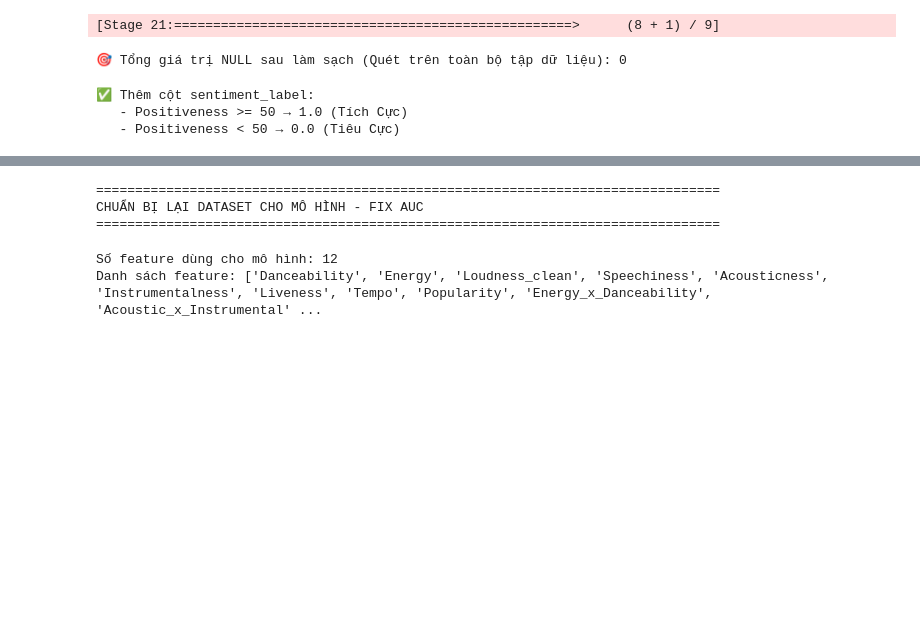
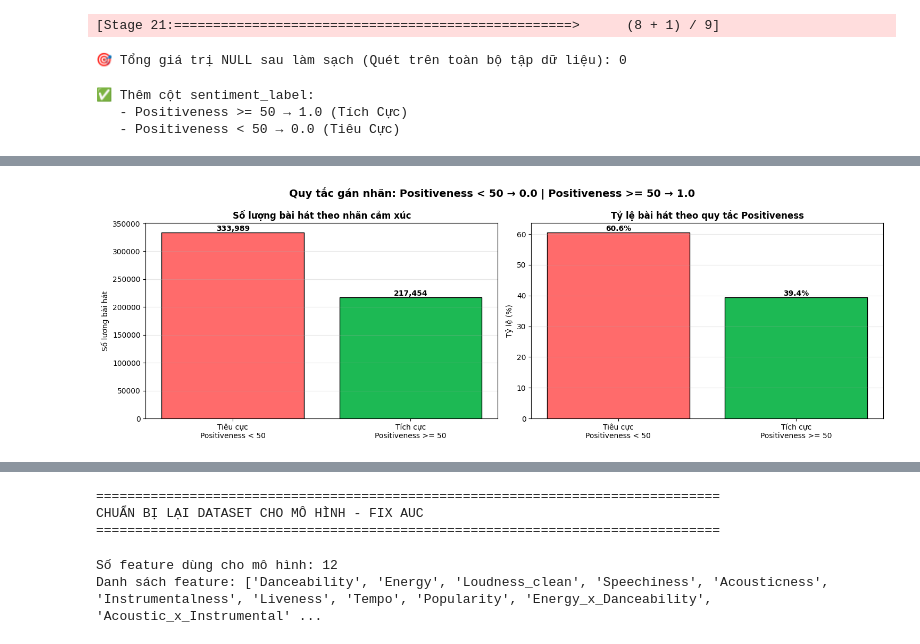
Before and after one commit to phonghoang01905-code/phonghoangA46997, a Jupyter notebook: btl_big_data.ipynb, the cells around one changed output, grey strips where cells are left out. Saved outputs shown, nothing was run; the diff lists cells and outputs as text; code cells hidden in the pictures; blank space fills up the shorter version.

```diff
--- a/btl_big_data.ipynb
+++ b/btl_big_data.ipynb
@@ -207,11 +208,13 @@ only showing top 5 rows
 🎯 Tổng giá trị NULL sau làm sạch (Quét trên toàn bộ tập dữ liệu): 0
 # %%
 ### 2.3 Thêm Cột Sentiment Label
-from pyspark.sql.functions import when, col
+from pyspark.sql.functions import when, col, count
 from pyspark.sql.types import DoubleType
+import matplotlib.pyplot as plt
+import pandas as pd
 
 # Ép kiểu cột Positiveness sang số thực (thang 0-100) và tạo sentiment label
-# (Ngưỡng 50 trên thang 0-100 cho nhãn Tích Cực/ Tiêu Cực)
+# (Ngưỡng 50 trên thang 0-100 cho nhãn Tích Cực / Tiêu Cực)
 df = df.withColumn('Positiveness', col('Positiveness').cast(DoubleType()))
 
 df = df.withColumn(
@@ -223,6 +226,81 @@ print('✅ Thêm cột sentiment_label:')
 print('   - Positiveness >= 50 → 1.0 (Tích Cực)')
 print('   - Positiveness < 50 → 0.0 (Tiêu Cực)')
 print(f'\nTổng dòng sau xử lý: {df.count():,}')
+
+# Đếm số lượng từng nhãn bằng Spark
+sentiment_counts = (
+    df.groupBy('sentiment_label')
+      .agg(count('*').alias('count'))
+      .orderBy('sentiment_label')
+      .toPandas()
+)
+
+# Gắn tên nhãn để hiển thị trên biểu đồ
+sentiment_counts['label_name'] = sentiment_counts['sentiment_label'].map({
+    0.0: 'Tiêu cực\nPositiveness < 50',
+    1.0: 'Tích cực\nPositiveness >= 50'
+})
+
+sentiment_counts['percent'] = (
+    sentiment_counts['count'] / sentiment_counts['count'].sum() * 100
+)
+
+colors = ['#FF6B6B', '#1DB954']
+
+fig, axes = plt.subplots(1, 2, figsize=(15, 5))
+
+# Biểu đồ cột 1: Số lượng bài hát theo nhãn
+bars1 = axes[0].bar(
+    sentiment_counts['label_name'],
+    sentiment_counts['count'],
+    color=colors,
+    edgecolor='black'
+)
+
+axes[0].set_title('Số lượng bài hát theo nhãn cảm xúc', fontweight='bold')
+axes[0].set_ylabel('Số lượng bài hát')
+axes[0].grid(axis='y', alpha=0.3)
+
+for bar, value in zip(bars1, sentiment_counts['count']):
+    axes[0].text(
+        bar.get_x() + bar.get_width() / 2,
+        bar.get_height(),
+        f'{value:,}',
+        ha='center',
+        va='bottom',
+        fontweight='bold'
+    )
+
+# Biểu đồ cột 2: Tỷ lệ phần trăm theo nhãn
+bars2 = axes[1].bar(
+    sentiment_counts['label_name'],
+    sentiment_counts['percent'],
+    color=colors,
+    edgecolor='black'
+)
+
+axes[1].set_title('Tỷ lệ bài hát theo quy tắc Positiveness', fontweight='bold')
+axes[1].set_ylabel('Tỷ lệ (%)')
+axes[1].grid(axis='y', alpha=0.3)
+
+for bar, value in zip(bars2, sentiment_counts['percent']):
+    axes[1].text(
+        bar.get_x() + bar.get_width() / 2,
+        bar.get_height(),
+        f'{value:.1f}%',
+        ha='center',
+        va='bottom',
+        fontweight='bold'
+    )
+
+plt.suptitle(
+    'Quy tắc gán nhãn: Positiveness < 50 → 0.0 | Positiveness >= 50 → 1.0',
+    fontsize=14,
+    fontweight='bold'
+)
+
+plt.tight_layout()
+plt.show()
 # %% [output]
 ✅ Thêm cột sentiment_label:
    - Positiveness >= 50 → 1.0 (Tích Cực)
@@ -231,0 +309 @@ Tổng dòng sau xử lý: 551,385
+[figure, added]
```
Also changed, not shown: parts of 14 cells of this notebook, 2 other files.
